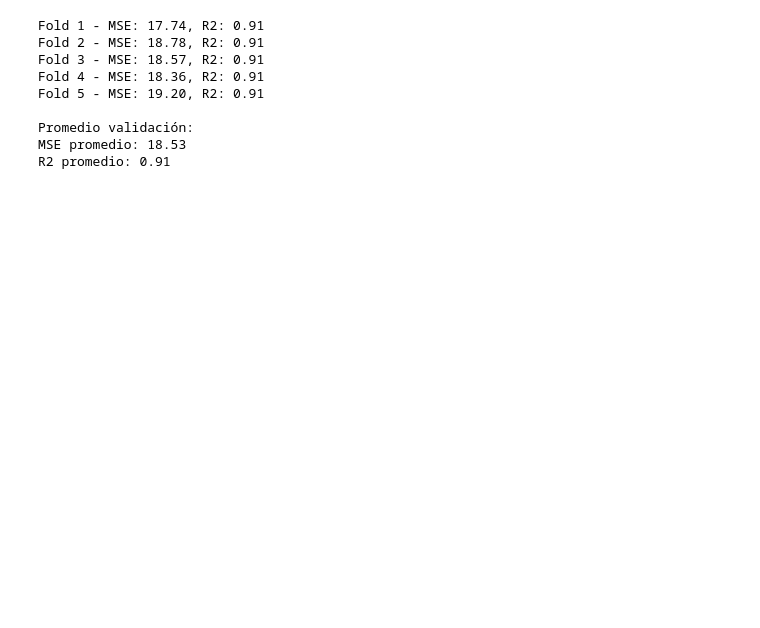
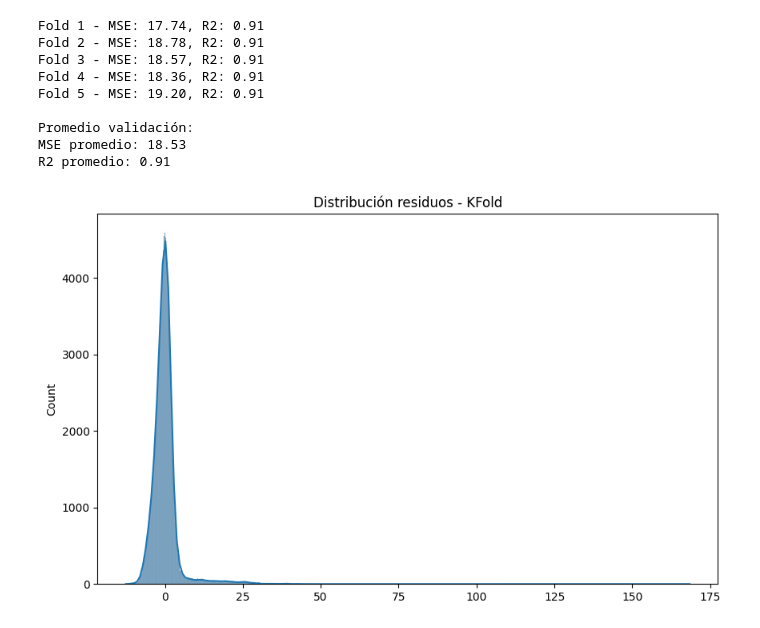
Before and after one commit to Israelamat/Study-and-prediction-of-U.S.-contamination, a Jupyter notebook: Proyecto_Final_IA_ML.ipynb, the cells around one changed output. Cells and saved outputs as stored; diff of their text form; code cells hidden in the pictures; blank space fills up the shorter version.

Commit message:
Primeros modelos entrenados y graficados

```diff
--- a/Proyecto_Final_IA_ML.ipynb
+++ b/Proyecto_Final_IA_ML.ipynb
@@ -1018,6 +1055,28 @@ Fold 5 - MSE: 19.20, R2: 0.91
 Promedio validación:
 MSE promedio: 18.53
 R2 promedio: 0.91
+# %%
+# --- Residuos globales KFold ---
+all_residuals = []
+
+for fold, (train_index, val_index) in enumerate(kf.split(X)):
+    X_train_fold, X_val_fold = X.iloc[train_index], X.iloc[val_index]
+    y_train_fold, y_val_fold = y.iloc[train_index], y.iloc[val_index]
+
+    model = LinearRegression()
+    model.fit(X_train_fold, y_train_fold)
+
+    y_val_pred = model.predict(X_val_fold)
+
+    residuals = y_val_fold - y_val_pred
+    all_residuals.extend(residuals)
+
+plt.figure(figsize=(10,6))
+sns.histplot(all_residuals, kde=True)
+plt.title('Distribución residuos - KFold')
+plt.show()
+# %% [output]
+[figure, added]
 # %%
 # porque numeracl cols sin binarias no coje 03_AQI y saber si hay que
 #categorizar site_num country y demas para despues encoder
```
Also changed, not shown: parts of 2 cells of this notebook.
